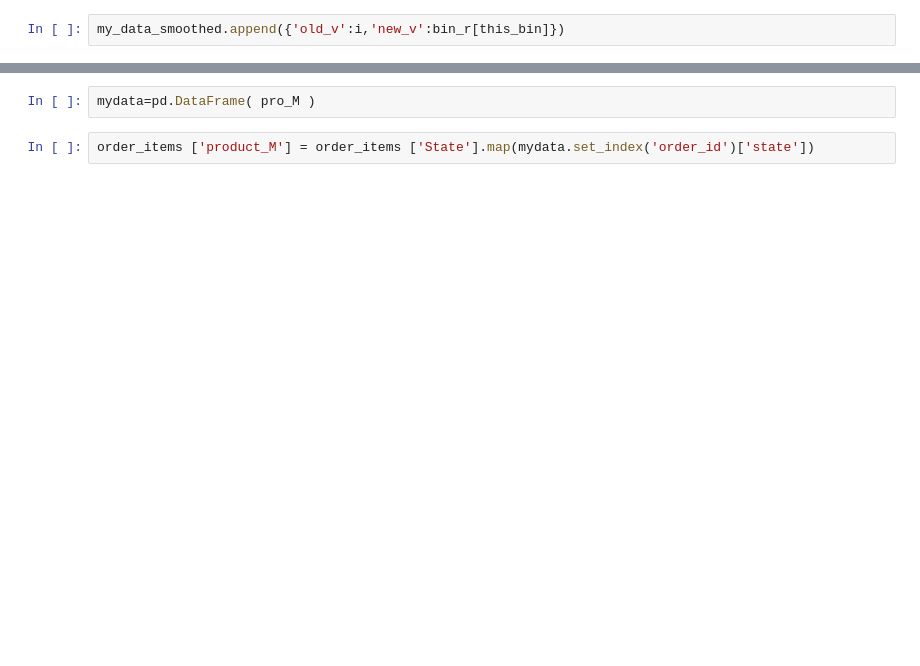
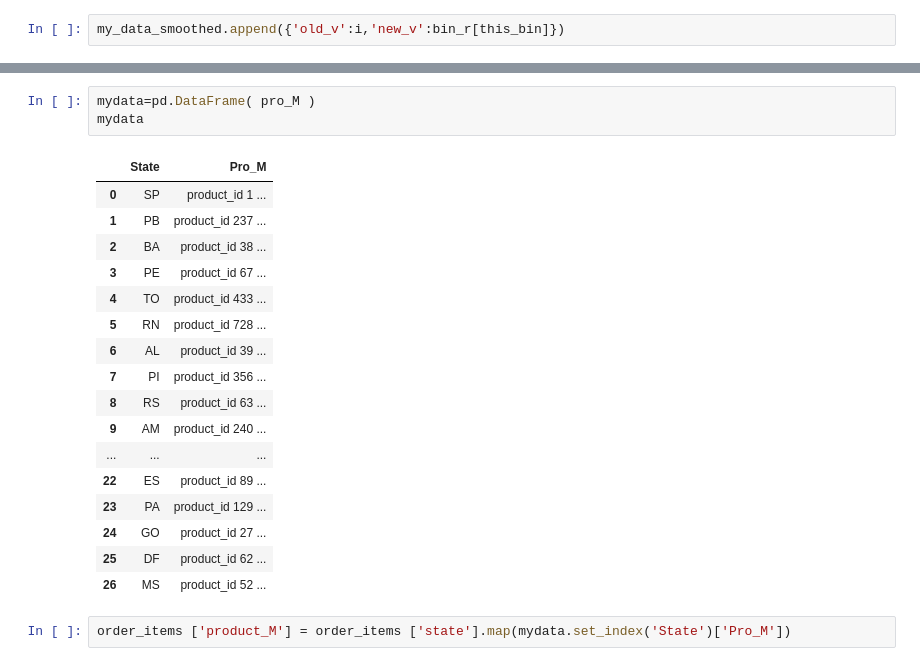
Before and after one commit to nicha0524/DPDM2021, a Jupyter notebook: Untitled6.ipynb, the cells around one changed output, grey strips where cells are left out. Drawn from its saved outputs; the diff is of its cells as text; blank space fills up the shorter version.

```diff
--- a/Untitled6.ipynb
+++ b/Untitled6.ipynb
@@ -369,5 +369,24 @@ See the caveats in the documentation: https://pandas.pydata.org/pandas-docs/stab
   isetter(loc, value)
 # %%
 mydata=pd.DataFrame( pro_M )
+mydata
+# %% [output]
+|  | State | Pro_M |
+| 0 | SP | product_id 1 ... |
+| 1 | PB | product_id 237 ... |
+| 2 | BA | product_id 38 ... |
+| 3 | PE | product_id 67 ... |
+| 4 | TO | product_id 433 ... |
+| 5 | RN | product_id 728 ... |
+| 6 | AL | product_id 39 ... |
+| 7 | PI | product_id 356 ... |
+| 8 | RS | product_id 63 ... |
+| 9 | AM | product_id 240 ... |
+| ... | ... | ... |
+| 22 | ES | product_id 89 ... |
+| 23 | PA | product_id 129 ... |
+| 24 | GO | product_id 27 ... |
+| 25 | DF | product_id 62 ... |
+| 26 | MS | product_id 52 ... |
 # %%
-order_items ['product_M'] = order_items ['State'].map(mydata.set_index('order_id')['state'])
+order_items ['product_M'] = order_items ['state'].map(mydata.set_index('State')['Pro_M'])
```
Also changed, not shown: parts of 7 cells of this notebook.
